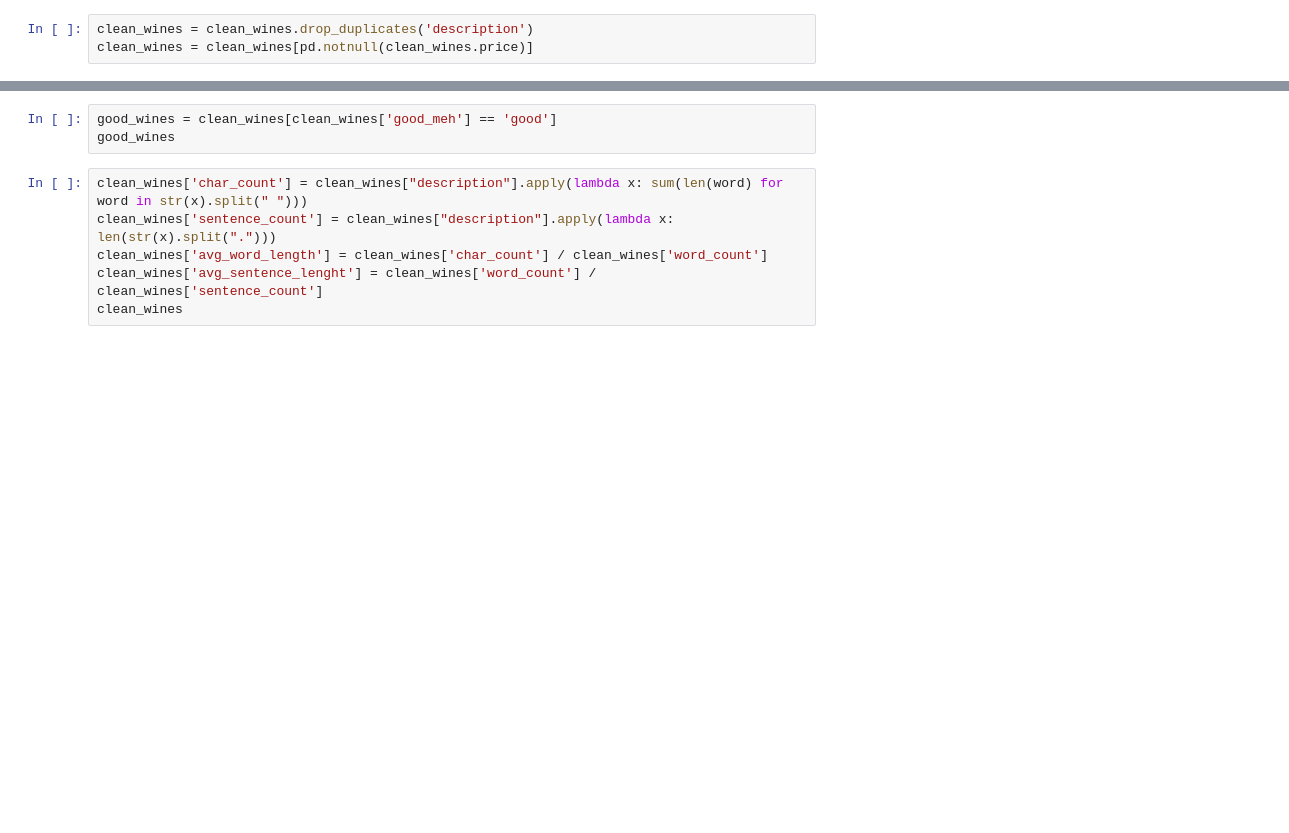
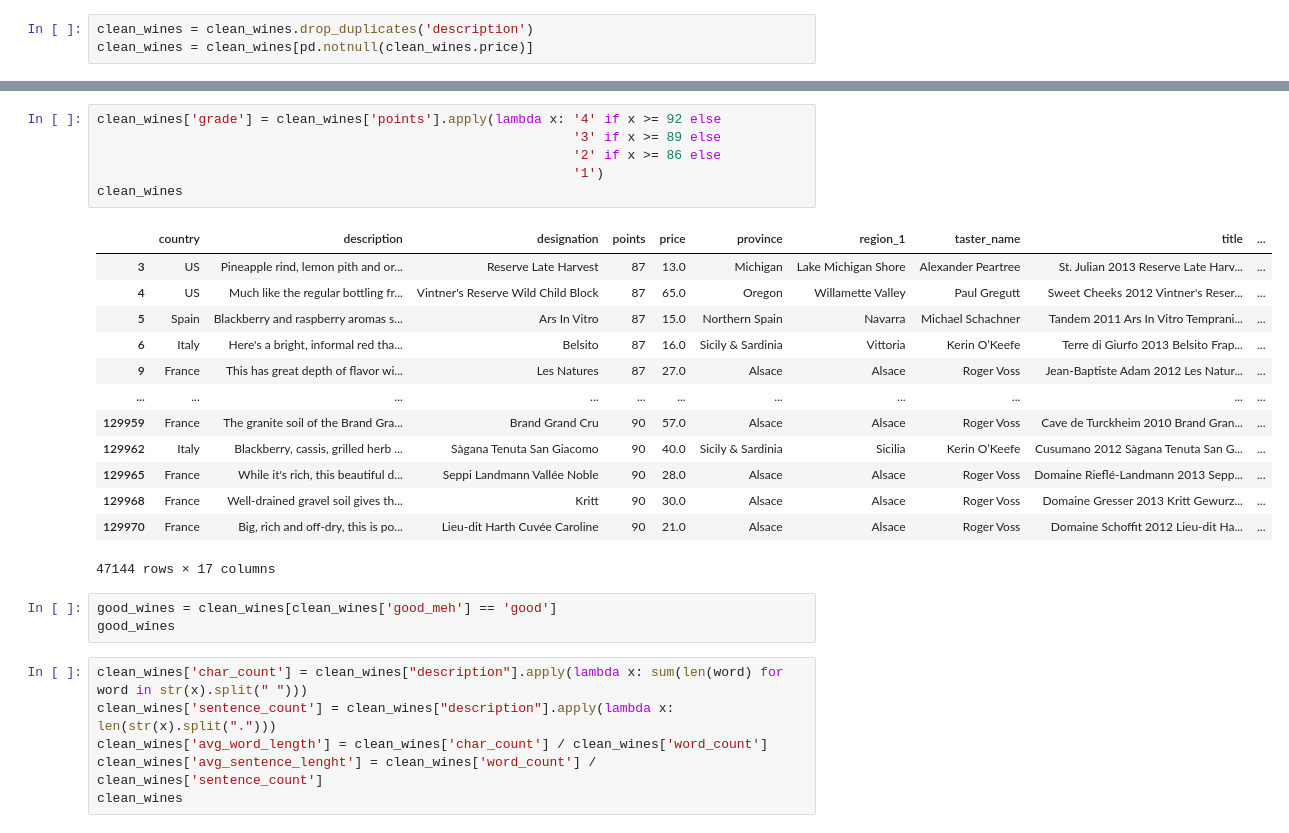
Before and after one commit to rahilanath/Final_Project, a Jupyter notebook: neural_model.ipynb, the cells around one changed output, grey strips where cells are left out. Cells and saved outputs as stored; diff of their text form; blank space fills up the shorter version.

```diff
--- a/neural_model.ipynb
+++ b/neural_model.ipynb
@@ -65,3 +159,23 @@ clean_wines
+# %%
+clean_wines['grade'] = clean_wines['points'].apply(lambda x: '4' if x >= 92 else
+                                                             '3' if x >= 89 else
+                                                             '2' if x >= 86 else
+                                                             '1')
+clean_wines
+# %% [output]
+|  | country | description | designation | points | price | province | region_1 | taster_name | title | ... |
+| 3 | US | Pineapple rind, lemon pith and or... | Reserve Late Harvest | 87 | 13.0 | Michigan | Lake Michigan Shore | Alexander Peartree | St. Julian 2013 Reserve Late Harv... | ... |
+| 4 | US | Much like the regular bottling fr... | Vintner's Reserve Wild Child Block | 87 | 65.0 | Oregon | Willamette Valley | Paul Gregutt | Sweet Cheeks 2012 Vintner's Reser... | ... |
+| 5 | Spain | Blackberry and raspberry aromas s... | Ars In Vitro | 87 | 15.0 | Northern Spain | Navarra | Michael Schachner | Tandem 2011 Ars In Vitro Temprani... | ... |
+| 6 | Italy | Here's a bright, informal red tha... | Belsito | 87 | 16.0 | Sicily & Sardinia | Vittoria | Kerin O’Keefe | Terre di Giurfo 2013 Belsito Frap... | ... |
+| 9 | France | This has great depth of flavor wi... | Les Natures | 87 | 27.0 | Alsace | Alsace | Roger Voss | Jean-Baptiste Adam 2012 Les Natur... | ... |
+| ... | ... | ... | ... | ... | ... | ... | ... | ... | ... | ... |
+| 129959 | France | The granite soil of the Brand Gra... | Brand Grand Cru | 90 | 57.0 | Alsace | Alsace | Roger Voss | Cave de Turckheim 2010 Brand Gran... | ... |
+| 129962 | Italy | Blackberry, cassis, grilled herb ... | Sàgana Tenuta San Giacomo | 90 | 40.0 | Sicily & Sardinia | Sicilia | Kerin O’Keefe | Cusumano 2012 Sàgana Tenuta San G... | ... |
+| 129965 | France | While it's rich, this beautiful d... | Seppi Landmann Vallée Noble | 90 | 28.0 | Alsace | Alsace | Roger Voss | Domaine Rieflé-Landmann 2013 Sepp... | ... |
+| 129968 | France | Well-drained gravel soil gives th... | Kritt | 90 | 30.0 | Alsace | Alsace | Roger Voss | Domaine Gresser 2013 Kritt Gewurz... | ... |
+| 129970 | France | Big, rich and off-dry, this is po... | Lieu-dit Harth Cuvée Caroline | 90 | 21.0 | Alsace | Alsace | Roger Voss | Domaine Schoffit 2012 Lieu-dit Ha... | ... |
+47144 rows × 17 columns
 # %%
 good_wines = clean_wines[clean_wines['good_meh'] == 'good']
 good_wines
```
Also changed, not shown: parts of 52 cells of this notebook, 2 other files.
